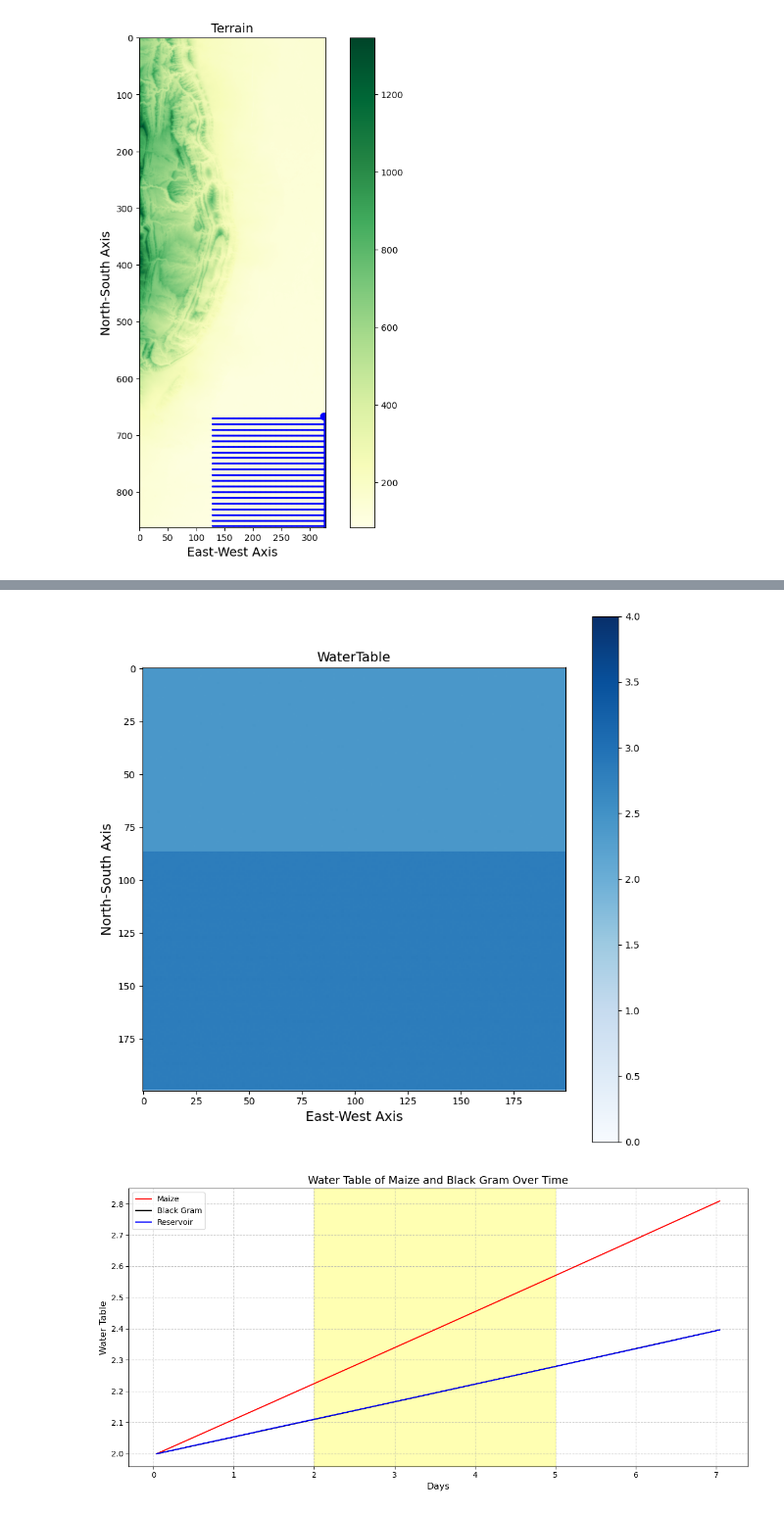
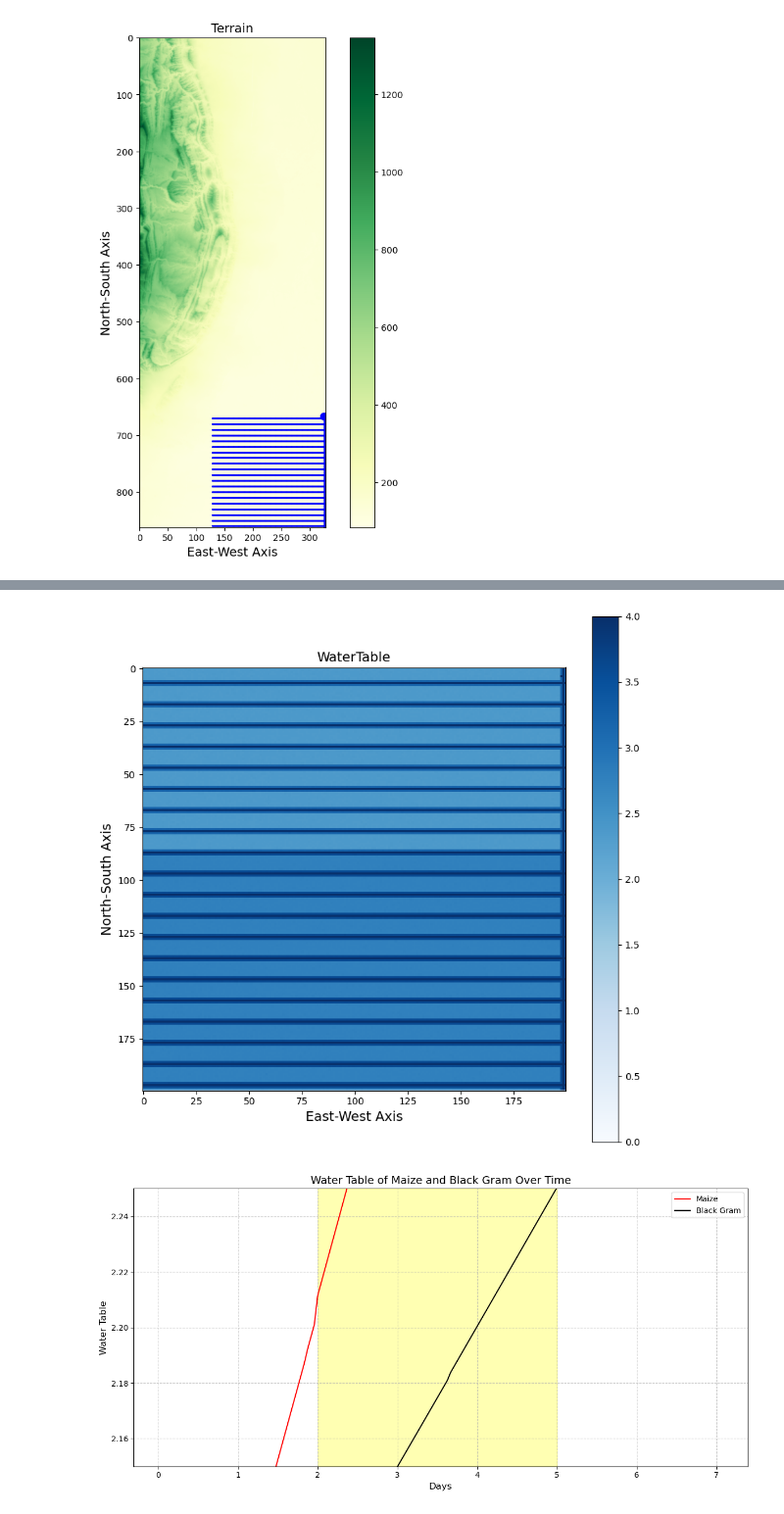
Before and after one commit to ribells/joh-bru, a Jupyter notebook: week7/Johanna-mentorship-notebook-week7-bdc.ipynb, the cells around one changed output, grey strips where cells are left out. Shown at 98% size. Saved outputs shown, nothing was run; the diff lists cells and outputs as text; code cells hidden in the pictures.

```diff
--- a/week7/Johanna-mentorship-notebook-week7-bdc.ipynb
+++ b/week7/Johanna-mentorship-notebook-week7-bdc.ipynb
@@ -110,8 +110,8 @@ def fill_water_table_grid():
 fill_water_table_grid()
 
 #add a reservoir to fill canals at pixel 326, 668
-Winit[325,667] = Soil[325,667] + .05
-Vegetation[325,667] = 0
+Winit[667,325] = Soil[667,325] + 2
+Vegetation[667,325] = 0
 
 nx = len(Terrain[0])
 ny = len(Terrain)
@@ -412,7 +412,7 @@ for t in range(1, ntimes):
             rain_chance = 0.10 * (1 - current_drought_severity)
             if random.random() < rain_chance:
                 p_rand = random.random() * 200 + 10
-                rain_amount = Precip[i,j] / p_rand * (1 - current_drought_severity)
+                rain_amount = Precip[i,j]*(1/rain_chance) / p_rand * (1 - current_drought_severity)
                 if W_is_height:
                     W[i,j,t] += rain_amount
                 else:
@@ -540,32 +540,33 @@ def plot_water_table(timestep):
 
 plot_water_table(7*24)
 # %% [output]
-[figure, old version]
+[figure, new version]
 # %%
 ###### Show water table evolution at a points near middle of Maize and Black Gram fields
 
 import matplotlib.pyplot as plt
 
 days = [i/24 for i in range(1, ntimes+1)]
 
 # Create the line graph
 plt.figure(figsize=(12, 6))
 plt.plot(days, W[825][225], label='Maize', color='red')
 plt.plot(days, W[725][225], label='Black Gram', color='black')
-plt.plot(days, W[667][325], label='Reservoir', color='blue')
+#plt.plot(days, W[667][325], label='Reservoir', color='blue')
+#plt.ylim(28, 32)
 
 plt.xlabel('Days', fontsize=12)
 plt.ylabel('Water Table', fontsize=12)
 plt.title('Water Table of Maize and Black Gram Over Time', fontsize=14)
 plt.legend()
 plt.grid(True, linestyle='--', alpha=0.7)
 
 # Highlight the drought period
 drought_start = drought_start_day
 drought_end = drought_start_day + drought_duration_days
 plt.axvspan(drought_start, drought_end, color='yellow', alpha=0.3, label='Drought Period')
 
 plt.tight_layout()
 plt.show()
 # %% [output]
-[figure, old version]
+[figure, new version]
```
Also changed, not shown: parts of 1 cell of this notebook.
